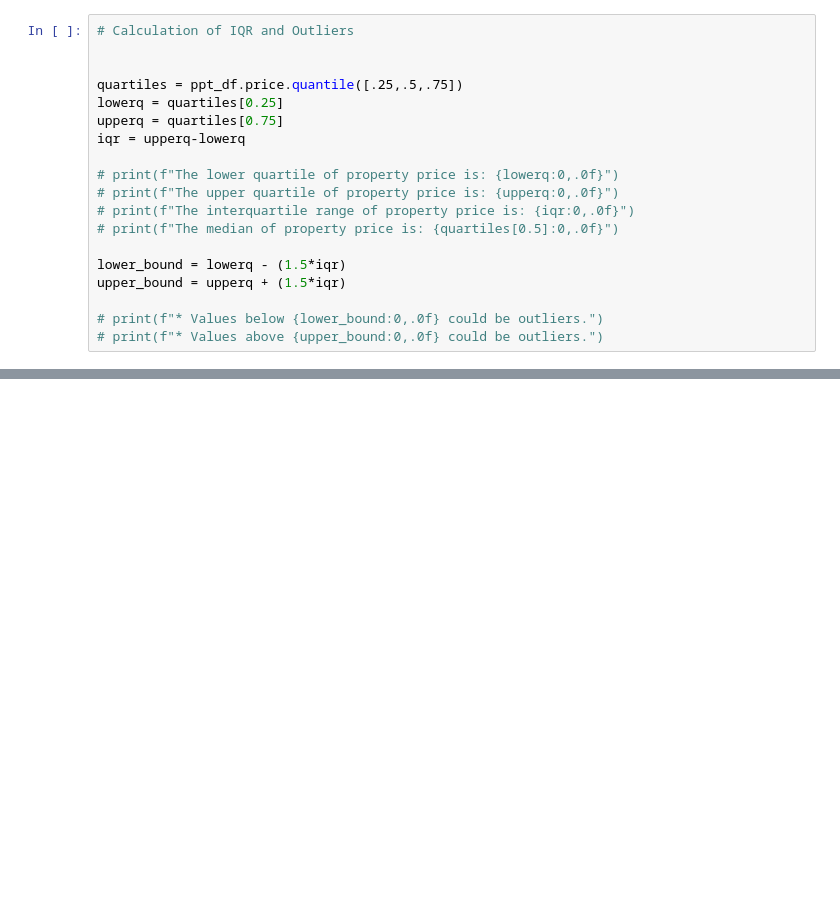
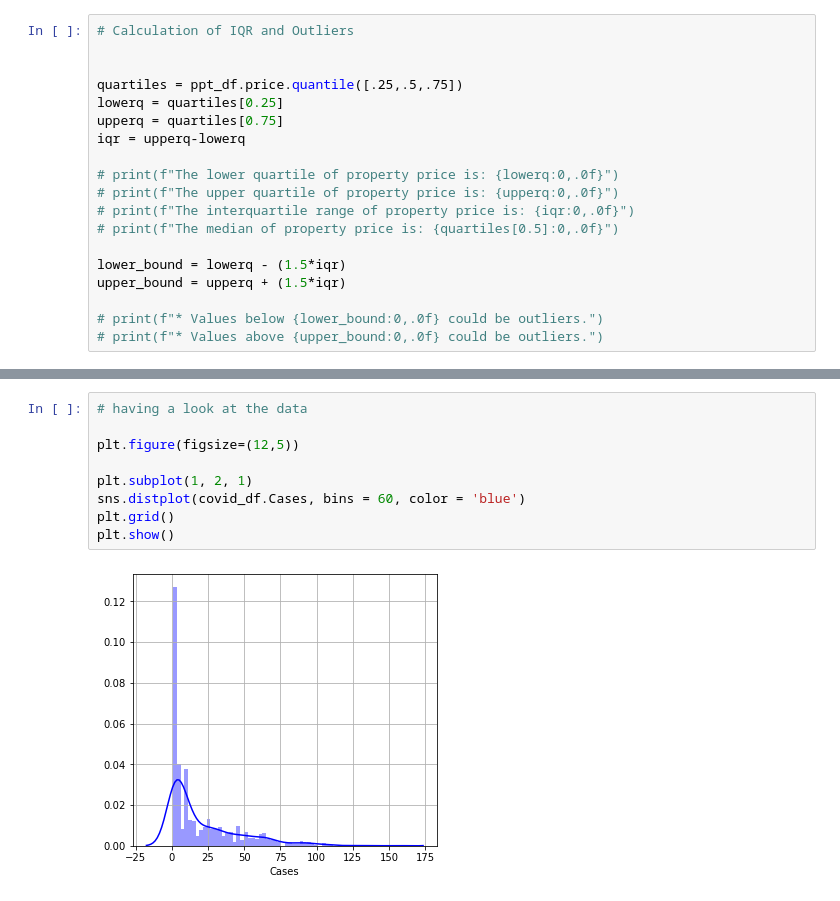
Before and after one commit to jeremychiaa/covid-victorian-real-estate, a Jupyter notebook: ppt_inco.ipynb, the cells around one changed output, grey strips where cells are left out. Cells and saved outputs as stored; diff of their text form; blank space fills up the shorter version.

```diff
--- a/ppt_inco.ipynb
+++ b/ppt_inco.ipynb
@@ -121,0 +139,11 @@ ppt_by_date.head()
+# %%
+# having a look at the data
+
+plt.figure(figsize=(12,5))
+
+plt.subplot(1, 2, 1)
+sns.distplot(covid_df.Cases, bins = 60, color = 'blue')
+plt.grid()
+plt.show()
+# %% [output]
+[figure, added]
```
Also changed, not shown: parts of 33 cells of this notebook, 10 other files.
